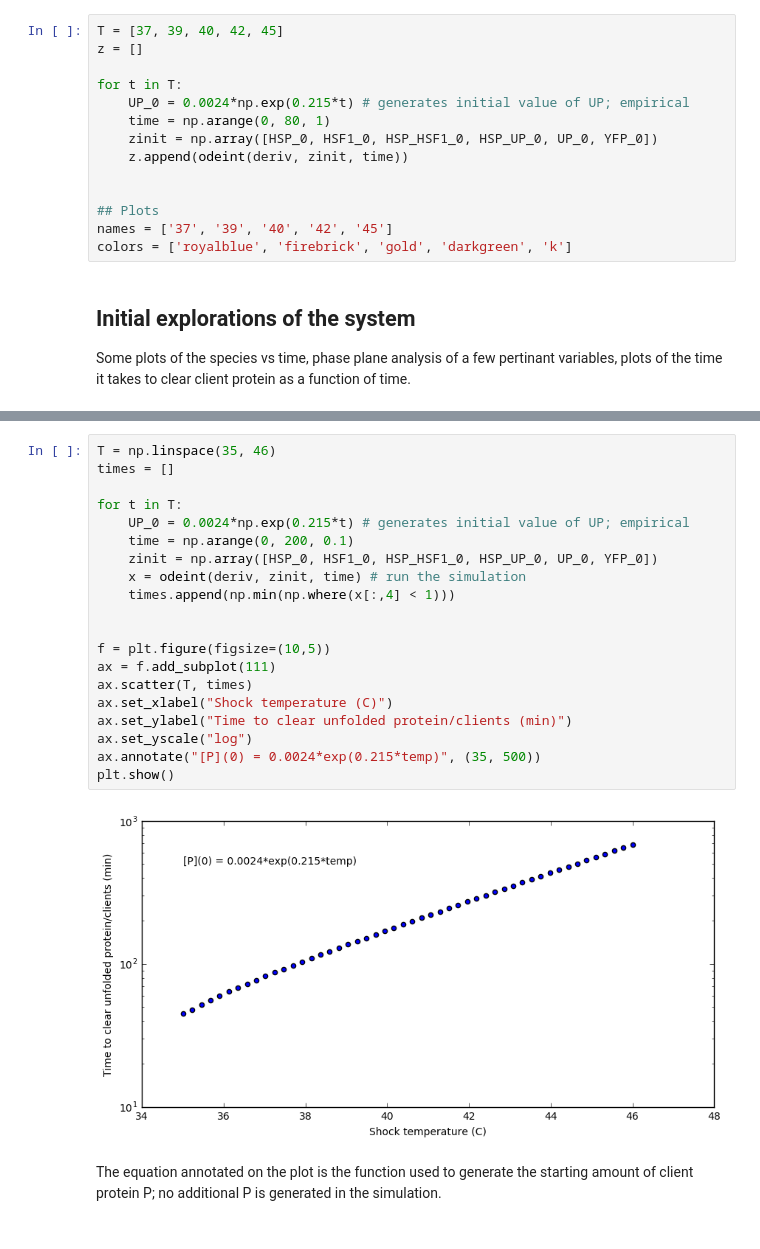
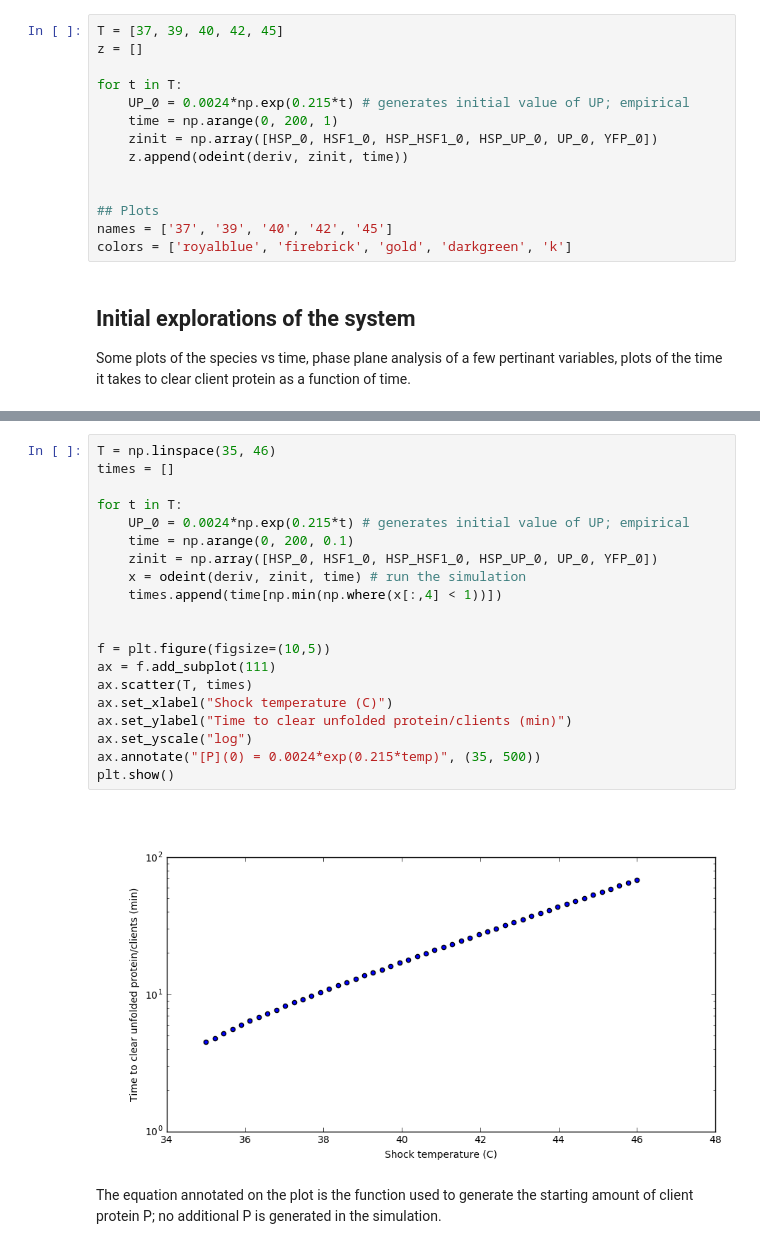
Before and after one commit to haneulyoo/agg_simv2, a Jupyter notebook: zheng-2016-summary.ipynb, the cells around one changed output, grey strips where cells are left out. Drawn from its saved outputs; the diff is of its cells as text.

```diff
--- a/zheng-2016-summary.ipynb
+++ b/zheng-2016-summary.ipynb
@@ -96,7 +96,7 @@ z = []
 
 for t in T:
     UP_0 = 0.0024*np.exp(0.215*t) # generates initial value of UP; empirical
-    time = np.arange(0, 80, 1)
+    time = np.arange(0, 200, 1)
     zinit = np.array([HSP_0, HSF1_0, HSP_HSF1_0, HSP_UP_0, UP_0, YFP_0])
     z.append(odeint(deriv, zinit, time))
 
@@ -132,25 +145,25 @@ There is a linear relationship between the reporter level and the free client le
 # %%
 T = np.linspace(35, 46)
 times = []
 
 for t in T:
     UP_0 = 0.0024*np.exp(0.215*t) # generates initial value of UP; empirical
     time = np.arange(0, 200, 0.1)
     zinit = np.array([HSP_0, HSF1_0, HSP_HSF1_0, HSP_UP_0, UP_0, YFP_0])
     x = odeint(deriv, zinit, time) # run the simulation
-    times.append(np.min(np.where(x[:,4] < 1)))
+    times.append(time[np.min(np.where(x[:,4] < 1))])
 
 
 f = plt.figure(figsize=(10,5))
 ax = f.add_subplot(111)
 ax.scatter(T, times)
 ax.set_xlabel("Shock temperature (C)")
 ax.set_ylabel("Time to clear unfolded protein/clients (min)")
 ax.set_yscale("log")
 ax.annotate("[P](0) = 0.0024*exp(0.215*temp)", (35, 500))
 plt.show()
 # %% [output]
-[figure, old version]
+[figure, new version]
 # %% [markdown]
 The equation annotated on the plot is the function used to generate the starting amount of client protein P; no additional P is generated in the simulation.
 # %% [markdown]
```
Also changed, not shown: parts of 8 cells of this notebook.
